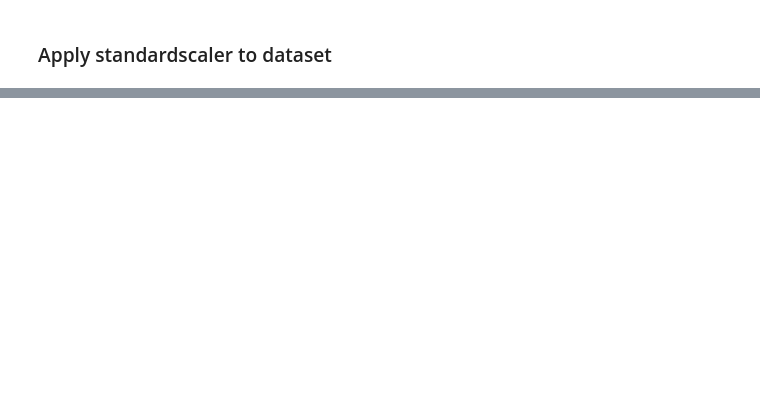
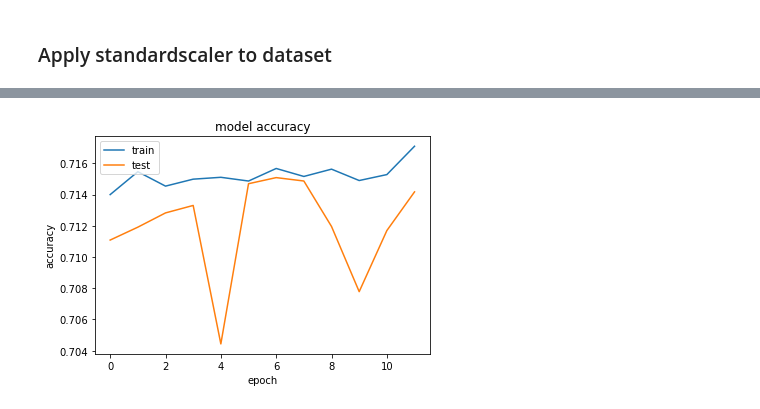
Before and after one commit to raymondng76/PRS-ISSM-2019-09-09-IS1FT-CA3, a Jupyter notebook: code/CA3.ipynb, the cells around one changed output, grey strips where cells are left out. Saved outputs shown, nothing was run; the diff lists cells and outputs as text; code cells hidden in the pictures; blank space fills up the shorter version.

```diff
--- a/code/CA3.ipynb
+++ b/code/CA3.ipynb
@@ -560,0 +626,4 @@ for d in dist:
+# %%
+%%time
+full_history = full_model.fit(train_X, train_label,
+                    epochs=EPOCH, batch_size=BATCH_SIZE, shuffle=True, callbacks=callbacks, validation_data=(val_X, val_label))
@@ -560,0 +653,2 @@ for d in dist:
+# %%
+class_train = full_model.fit(train_X, train_label, epochs=EPOCH, batch_size=BATCH_SIZE, shuffle=True, callbacks=callbacks,validation_data=(val_X, val_label))
@@ -560,0 +675,11 @@ for d in dist:
+# %%
+# summarize history for accuracy
+plt.plot(class_train.history['acc'])
+plt.plot(class_train.history['val_acc'])
+plt.title('model accuracy')
+plt.ylabel('accuracy')
+plt.xlabel('epoch')
+plt.legend(['train', 'test'], loc='upper left')
+plt.show()
+# %% [output]
+[figure, added]
```
Also changed, not shown: parts of 80 cells of this notebook.
